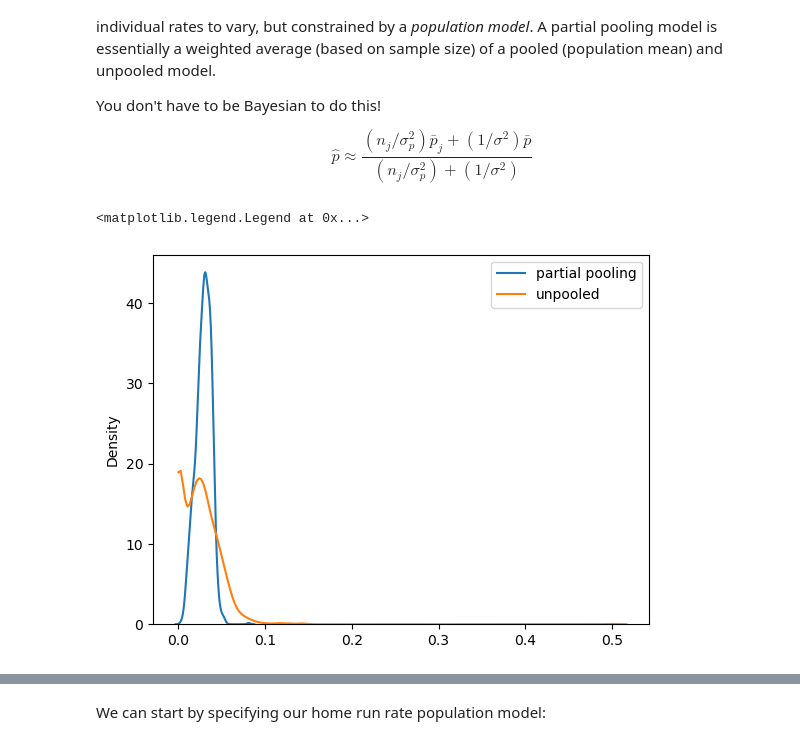
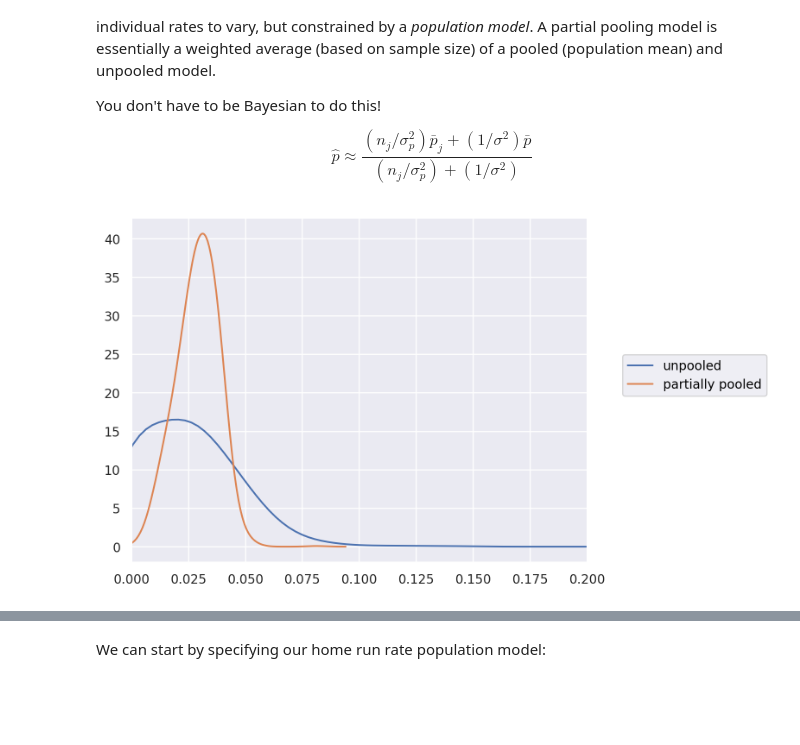
Before and after one commit to fonnesbeck/hierarchical_models_sports_analytics, a Jupyter notebook: Hierarchical_Models_Sports_Analytics.ipynb, the cells around one changed output, grey strips where cells are left out. Drawn from its saved outputs; the diff is of its cells as text; code cells hidden in the pictures; blank space fills up the shorter version.

```diff
--- a/Hierarchical_Models_Sports_Analytics.ipynb
+++ b/Hierarchical_Models_Sports_Analytics.ipynb
@@ -61,2 +42,12 @@ fitting_subset.drop(['woba', 'ops'], axis=1).head().to_markdown()
+# %%
+baseball_data = pl.read_csv('data/batter_data.csv')
+
+fitting_subset = baseball_data.filter(pl.col("season") < 2023).with_columns(
+    pl.concat_str([
+        pl.col("name"),
+        pl.col("season"),
+        pl.col("team")
+    ], separator=" - ").alias("label")
+).drop_nulls()
 # %% [markdown]
 Distribution of home run rates:
@@ -78,8 +69,8 @@ $$y_i \sim \text{Binomial}(n_i, p_i)$$
 
 $$ p_i = \text{Uniform}(0, 1) $$
 # %%
-pa, hr = fitting_subset[['pa', 'hr']].astype(int).values.T
-coords = {'batter':fitting_subset.label.values}
+pa, hr = fitting_subset.select(['num_pa', 'hr']).cast(pl.Int32).to_numpy().T
+coords = {'batter':fitting_subset.select('label').to_numpy().squeeze()}
 # %%
 with pm.Model(coords=coords) as uninformative_prior_model:
 
@@ -431,18 +427,20 @@ $$\hat{p} \approx \frac{(n_j/\sigma_p^2)\bar{p}_j + (1/\sigma^2)\bar{p}}{(n_j/\s
 # %%
 rates = hr / pa
 var_rates = rates * (1 - rates)
 
-pop_rate = fitting_subset.hr.sum() / fitting_subset.pa.sum()
+pop_rate = (fitting_subset.select(pl.col("hr")).sum() / fitting_subset.select(pl.col("num_pa")).sum()).to_numpy().item()
 pop_var = pop_rate * (1 - pop_rate)
 
 partial_pooled_rates = (rates * (1/var_rates) + pop_rate * (1/pop_var)) / (1/var_rates + 1/pop_var)
 
-sns.kdeplot(partial_pooled_rates, label='partial pooling')
-sns.kdeplot(rates, label='unpooled', clip=(0, 1))
-plt.legend()
+(
+    so.Plot()
+    .add(so.Line(color="C0"), so.KDE(bw_adjust=2), x=rates, label="unpooled")
+    .add(so.Line(color="C1"), so.KDE(bw_adjust=2), x=partial_pooled_rates, label="partially pooled")
+    .limit(x=(0, 0.2))
+)
 # %% [output]
-<matplotlib.legend.Legend at 0x...>
-[figure, old version]
+[figure, new version]
 # %% [markdown]
 To build a Bayesian hierarchical model, we need to move from simply specifying a prior on the latent home run rates to constructing a **population model** for them. For example, we can hypothesize that MLB home run rates are distributed as a beta distribution, with unknown shape parameters $\alpha$ and $\beta$.
 
```
Also changed, not shown: parts of 94 cells of this notebook, 3 other files.
